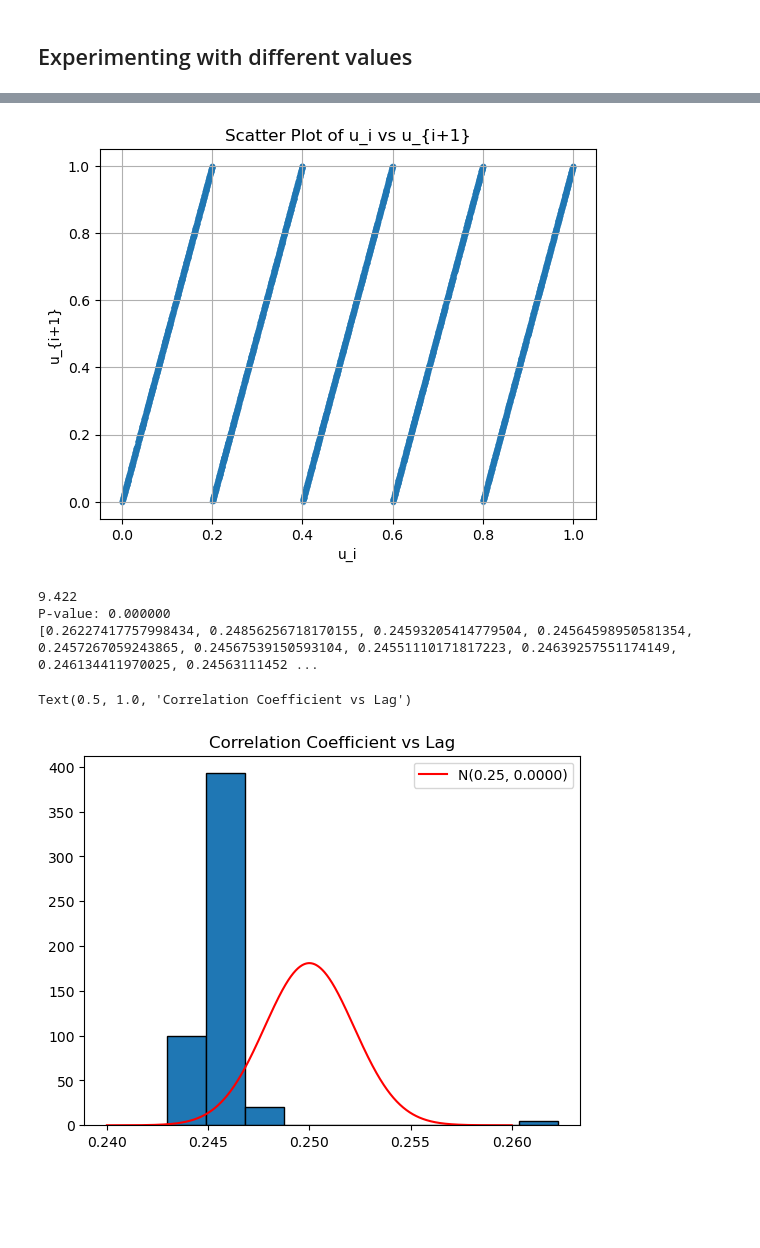
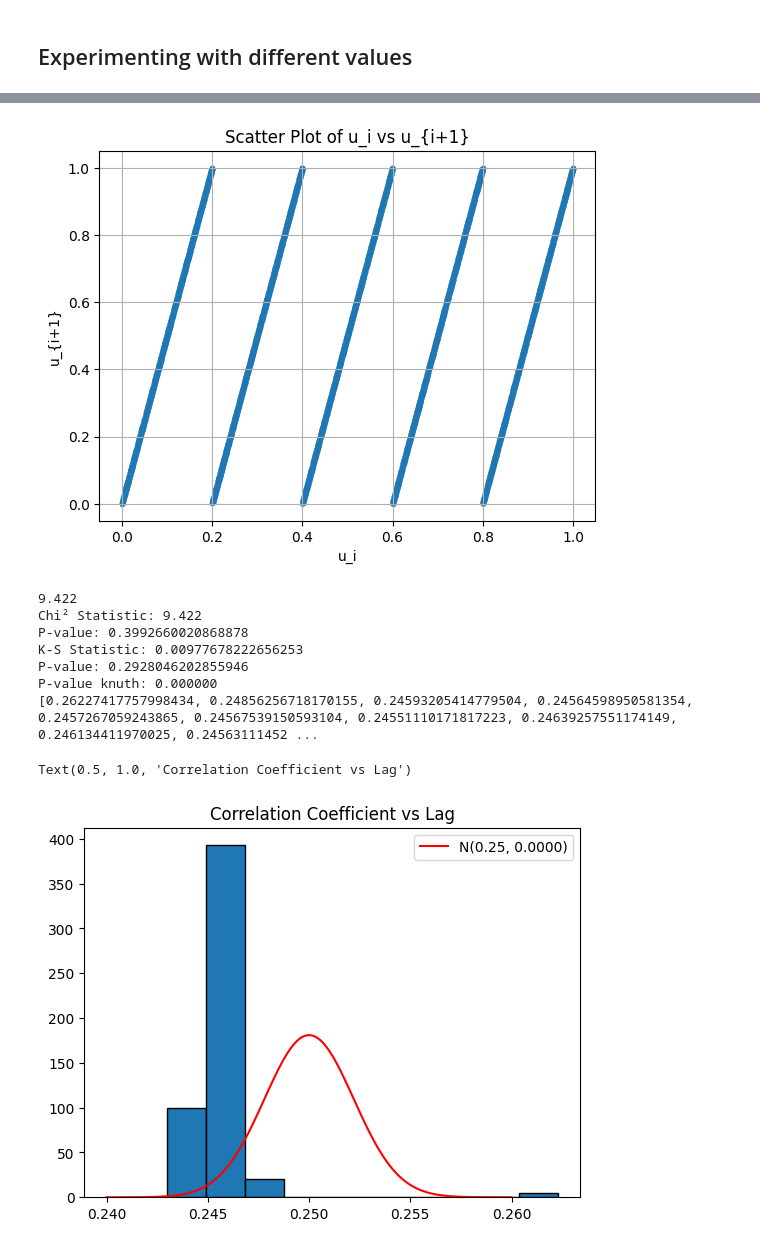
Before and after one commit to oliboli9/stochastic-simulation, a Jupyter notebook: exercises/1-GeneratingRandomNumbers.ipynb, the cells around one changed output, grey strips where cells are left out. Cells and saved outputs as stored; diff of their text form; code cells hidden in the pictures; blank space fills up the shorter version.

```diff
--- a/exercises/1-GeneratingRandomNumbers.ipynb
+++ b/exercises/1-GeneratingRandomNumbers.ipynb
@@ -313,12 +339,22 @@ plt.grid()
 plt.show()
 
 print(chi_squared(numbers))
+hist, _ = np.histogram(numbers, bins=10, range=(0, 1))
+expected = [len(numbers) / 10] * 10
+chi2_stat, p_value = chisquare(f_obs=hist, f_exp=expected)
+print(f"Chi² Statistic: {chi2_stat}")
+print(f"P-value: {p_value}")
+
+sample = numbers
+statistic, p_value = kstest(sample, 'uniform',N=10000)
+print(f"K-S Statistic: {statistic}")
+print(f"P-value: {p_value}")
 
 runs = run_lengths(numbers)
 R = sum(1 for run in runs if run == 1), sum(1 for run in runs if run == 2), sum(1 for run in runs if run == 3), sum(1 for run in runs if run == 4), sum(1 for run in runs if run == 5), sum(1 for run in runs if run >= 6)
 Z = (1/(n-6))*np.matmul((R-n*b).T,np.matmul(A,(R-n*b)))
 p_value = 1 - chi2.cdf(Z, 6)
-print(f"P-value: {p_value:.6f}")
+print(f"P-value knuth: {p_value:.6f}")
 
 c = []
 for h in range(1, 100):
@@ -339,6 +375,10 @@ plt.title('Correlation Coefficient vs Lag')
-[figure, old version]
+[figure, new version]
 9.422
-P-value: 0.000000
+Chi² Statistic: 9.422
+P-value: 0.3992660020868878
+K-S Statistic: 0.00977678222656253
+P-value: 0.2928046202855946
+P-value knuth: 0.000000
 [0.26227417757998434, 0.24856256718170155, 0.24593205414779504, 0.24564598950581354, 0.2457267059243865, 0.24567539150593104, 0.24551110171817223, 0.24639257551174149, 0.246134411970025, 0.24563111452 ...
 Text(0.5, 1.0, 'Correlation Coefficient vs Lag')
-[figure, old version]
+[figure, new version]
```
Also changed, not shown: parts of 16 cells of this notebook.
